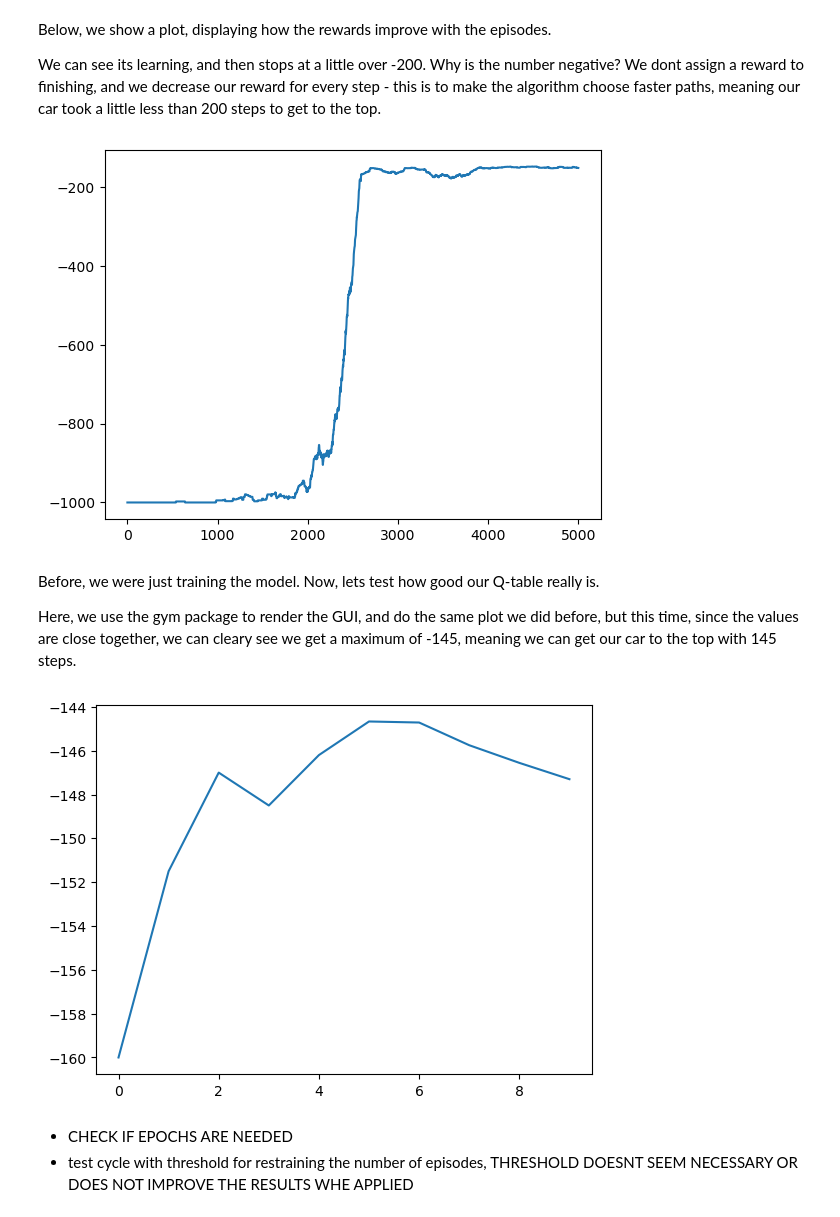
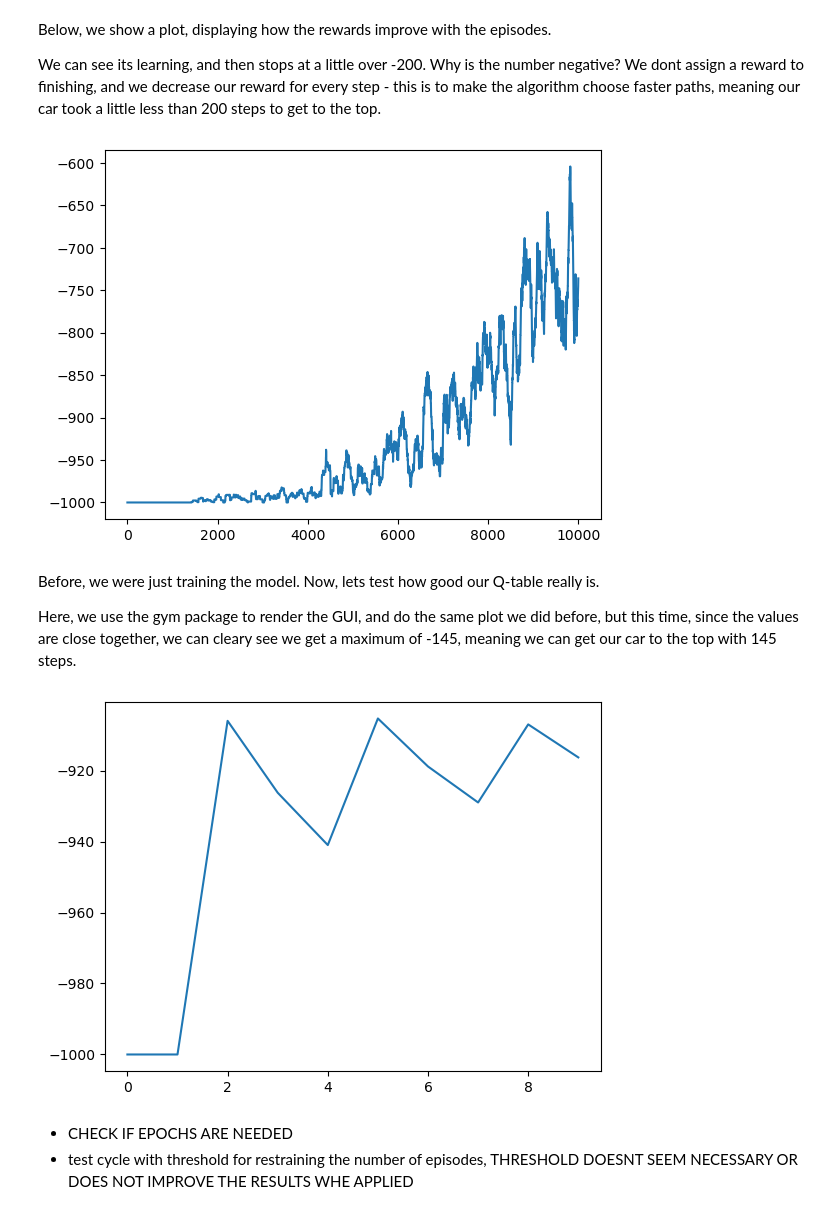
Before and after one commit to bodeborder/fcul-advanced-machine-learning, a Jupyter notebook: P3/AAA2324_P3_62931_54853.ipynb, the cells around one changed output. Saved outputs shown, nothing was run; the diff lists cells and outputs as text; code cells hidden in the pictures.

Commit message:
epsilon update

```diff
--- a/P3/AAA2324_P3_62931_54853.ipynb
+++ b/P3/AAA2324_P3_62931_54853.ipynb
@@ -91,10 +84,6 @@ EPISODES = 5000
 As presented in the statement, the space is continuous, so we will need to turn it into a discrete space.
 
 We use the numpy linspace function to separate the entire range of the position and velocity scalers in equal parts. Here we initilly picked 5 (yes, it was very small), and tested bigger and bigger numbers until reaching the optimum value.
-# %%
-# Divide position and velocity into segments
-position_space = np.linspace(env.observation_space.low[0], env.observation_space.high[0], 20)    # position between -1.2 and 0.6
-velocity_space = np.linspace(env.observation_space.low[1], env.observation_space.high[1], 20)    # velocity between -0.07 and 0.07
 # %% [markdown]
 Here is where we initialize some of the models parameters
 
@@ -125,11 +99,11 @@ rewards_per_episode = np.zeros(EPISODES) # rewards per episode
 # %%
-def q_learning_test():
+def q_learning_test(training, episodes):
 
     # Divide position and velocity into segments
     position_space = np.linspace(env.observation_space.low[0], env.observation_space.high[0], 20)    # position between -1.2 and 0.6
     velocity_space = np.linspace(env.observation_space.low[1], env.observation_space.high[1], 20)    # velocity between -0.07 and 0.07
 
-    if(TRAINING):
+    if(training):
         #if we are training, we begin with an empty Q-table. Alternitivly, we can initialize random numbers
         q_table = np.zeros((len(position_space), len(velocity_space), env.action_space.n)) # initialize the q table with dimension 20x20x3
     else:
@@ -146,13 +120,14 @@ def q_learning_test():
     gamma = 0.9 # gamma = discount factor
 
     epsilon = 1 # 100% random actions
-    epsilon_decay_rate = 2/EPISODES # epsilon decay rate
+    #epsilon_decay_rate = 2/episodes # epsilon decay rate
+    epsilon_decay_rate = 0.99975
 
     random_n_g = np.random.default_rng()   # random number generator
 
-    rewards_per_episode = np.zeros(EPISODES) # rewards per episode
+    rewards_per_episode = np.zeros(episodes) # rewards per episode
 
-    for i in range(EPISODES):
+    for i in range(episodes):
 
         state = env.reset()[0]      # Starting position, starting velocity always 0
         state_p = np.digitize(state[0], position_space)
@@ -166,7 +141,7 @@ def q_learning_test():
 
         while(not terminated and rewards>-1000):
 
-            if TRAINING and random_n_g.random() < epsilon:
+            if training and random_n_g.random() < epsilon:
                 # Choose random action (0=drive left, 1=stay neutral, 2=drive right)
                 action = env.action_space.sample()
             else:
@@ -177,7 +152,7 @@ def q_learning_test():
             new_state_p = np.digitize(new_state[0], position_space)
             new_state_v = np.digitize(new_state[1], velocity_space)
 
-            if TRAINING:
+            if training:
                 q_table[state_p, state_v, action] = q_table[state_p, state_v, action] + alpha * (
                     reward + gamma *np.max(q_table[new_state_p, new_state_v,:]) - q_table[state_p, state_v, action]
                 )
@@ -188,12 +163,16 @@ def q_learning_test():
 
             rewards+=reward
 
-        epsilon = max(epsilon - epsilon_decay_rate, 0)
+        #epsilon = max(epsilon - epsilon_decay_rate, 0)
+        if epsilon > 0.001:
+            epsilon *= epsilon_decay_rate
+        else:
+            epsilon = 0.001
 
         rewards_per_episode[i] = rewards
 
         # Check for convergence based on the change in Q-values
-        if TRAINING and i > 0:
+        if training and i > 0:
             q_change = np.mean(np.abs(q_table - previous_q_table))
             if q_change < threshold:
                 print(f"Convergence reached. Stopping at episode {i}.")
@@ -203,15 +182,15 @@ def q_learning_test():
     env.close()
 
     # Save Q table to file
-    if TRAINING:
+    if training:
         f = open('mountain_car.pkl','wb')
         pickle.dump(q_table, f)
         f.close()
 
 
     #Plot the results
-    mean_rewards = np.zeros(EPISODES)
-    for t in range(EPISODES):
+    mean_rewards = np.zeros(episodes)
+    for t in range(episodes):
         mean_rewards[t] = np.mean(rewards_per_episode[max(0, t-100):(t+1)]) #  technique to smooth out fluctuations in the learning curve to provide a more stable measure of the agent's performance over time.
     plt.plot(mean_rewards)
     plt.savefig(f'mountain_car.png')
@@ -225,21 +204,20 @@ Below, we show a plot, displaying how the rewards improve with the episodes.
 We can see its learning, and then stops at a little over -200. Why is the number negative? We dont assign a reward to finishing, and we decrease our reward for every step - this is to make the algorithm choose faster paths, meaning our car took a little less than 200 steps to get to the top.
 # %%
 #training
-q_learning_test()
+q_learning_test(True,10000)
 # %% [output]
-[figure, old version]
+[figure, new version]
 # %% [markdown]
 Before, we were just training the model. Now, lets test how good our Q-table really is.
 
 Here, we use the gym package to render the GUI, and do the same plot we did before, but this time, since the values are close together, we can cleary see we get a maximum of -145, meaning we can get our car to the top with 145 steps.
 # %%
-TRAINING = False
-EPISODES = 10
-env = gym.make('MountainCar-v0', render_mode="human")
+
+env = gym.make('MountainCar-v0')
 #test
-q_learning_test()
+q_learning_test(False, 10)
 # %% [output]
-[figure, old version]
+[figure, new version]
 # %% [markdown]
  * CHECK IF EPOCHS ARE NEEDED
  * test cycle with threshold for restraining the number of episodes, THRESHOLD DOESNT SEEM NECESSARY OR DOES NOT IMPROVE THE RESULTS WHE APPLIED
```
Also changed, not shown: parts of 4 cells of this notebook, 2 other files.
